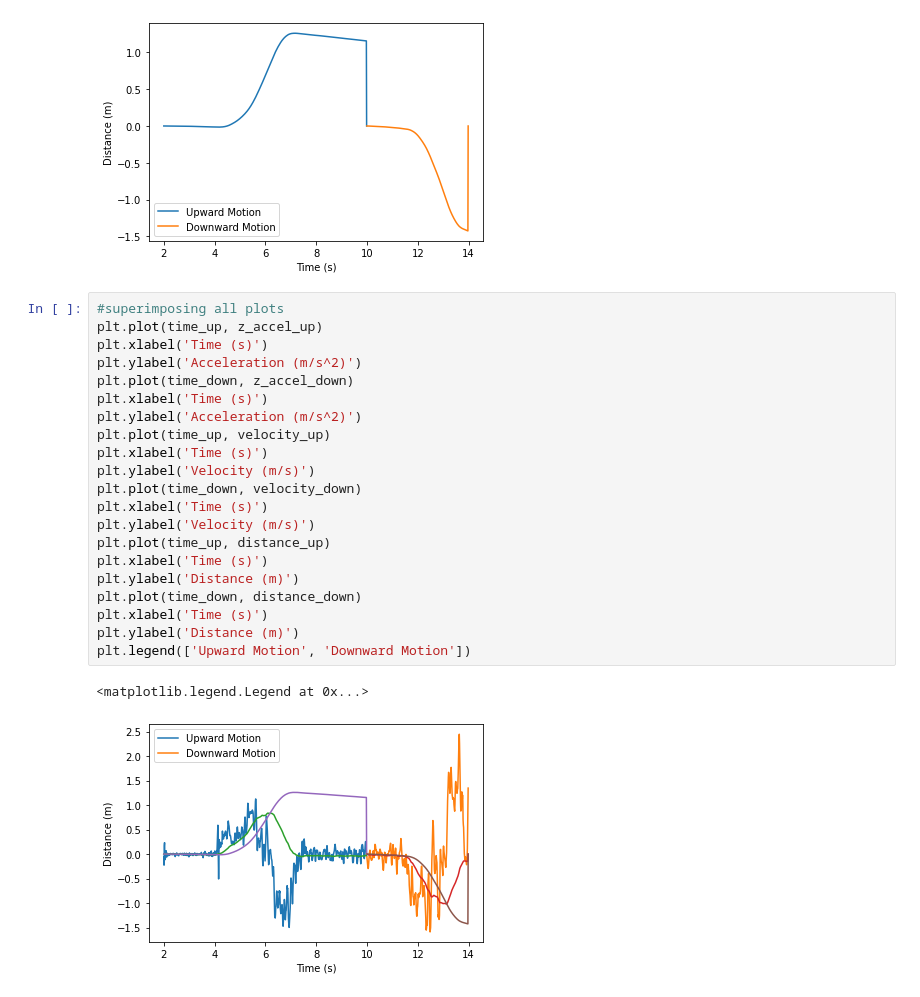
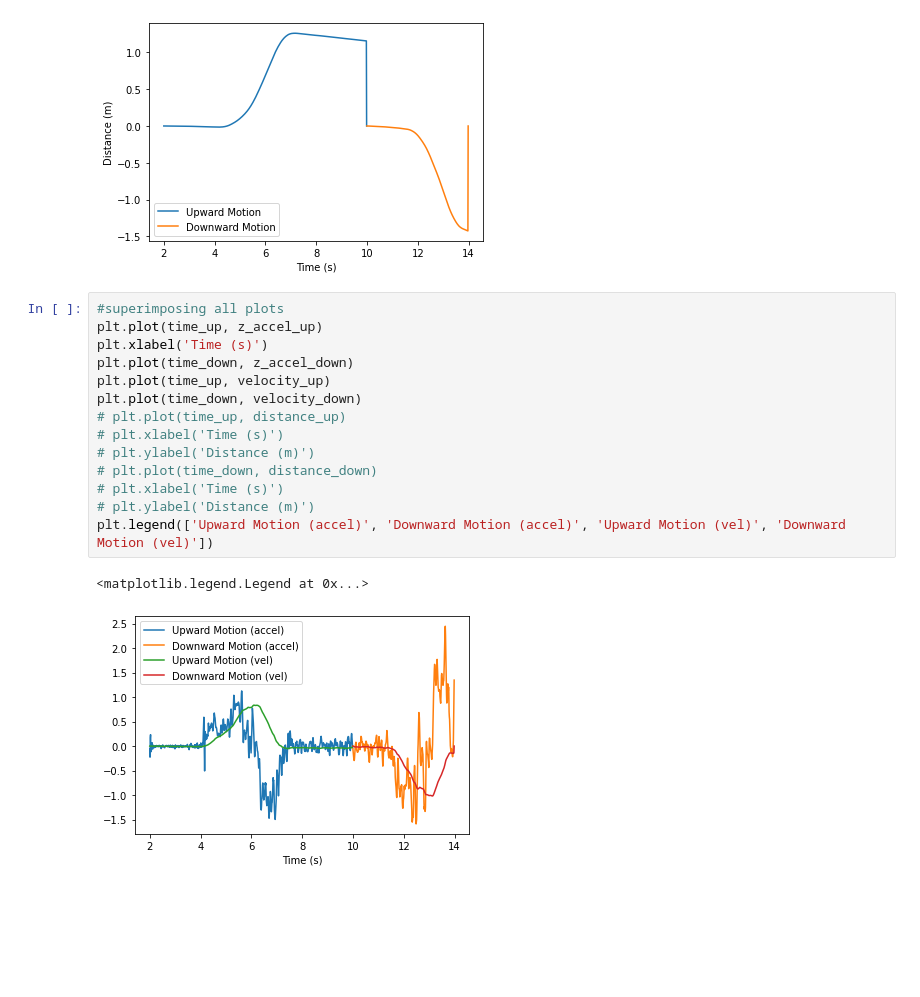
Before and after one commit to udiram/Physics-2P03, a Jupyter notebook: python_assignment/assignment_standard.ipynb, the cells around one changed output. Cells and saved outputs as stored; diff of their text form; blank space fills up the shorter version.

```diff
--- a/python_assignment/assignment_standard.ipynb
+++ b/python_assignment/assignment_standard.ipynb
@@ -93,24 +93,17 @@ plt.legend(['Upward Motion', 'Downward Motion'])
 # %%
 #superimposing all plots
 plt.plot(time_up, z_accel_up)
 plt.xlabel('Time (s)')
-plt.ylabel('Acceleration (m/s^2)')
 plt.plot(time_down, z_accel_down)
-plt.xlabel('Time (s)')
-plt.ylabel('Acceleration (m/s^2)')
 plt.plot(time_up, velocity_up)
-plt.xlabel('Time (s)')
-plt.ylabel('Velocity (m/s)')
 plt.plot(time_down, velocity_down)
-plt.xlabel('Time (s)')
-plt.ylabel('Velocity (m/s)')
-plt.plot(time_up, distance_up)
-plt.xlabel('Time (s)')
-plt.ylabel('Distance (m)')
-plt.plot(time_down, distance_down)
-plt.xlabel('Time (s)')
-plt.ylabel('Distance (m)')
-plt.legend(['Upward Motion', 'Downward Motion'])
+# plt.plot(time_up, distance_up)
+# plt.xlabel('Time (s)')
+# plt.ylabel('Distance (m)')
+# plt.plot(time_down, distance_down)
+# plt.xlabel('Time (s)')
+# plt.ylabel('Distance (m)')
+plt.legend(['Upward Motion (accel)', 'Downward Motion (accel)', 'Upward Motion (vel)', 'Downward Motion (vel)'])
 # %% [output]
 <matplotlib.legend.Legend at 0x...>
-[figure, old version]
+[figure, new version]
```
Also changed, not shown: parts of 1 cell of this notebook.
